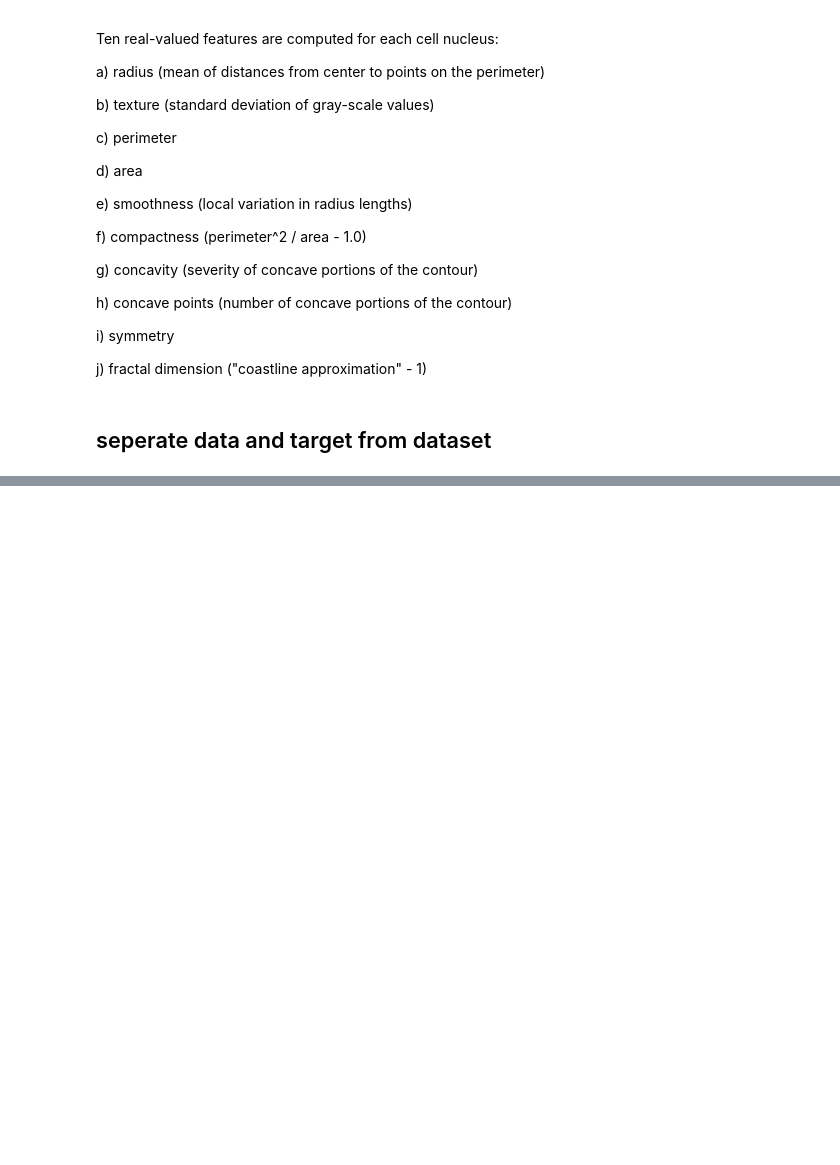
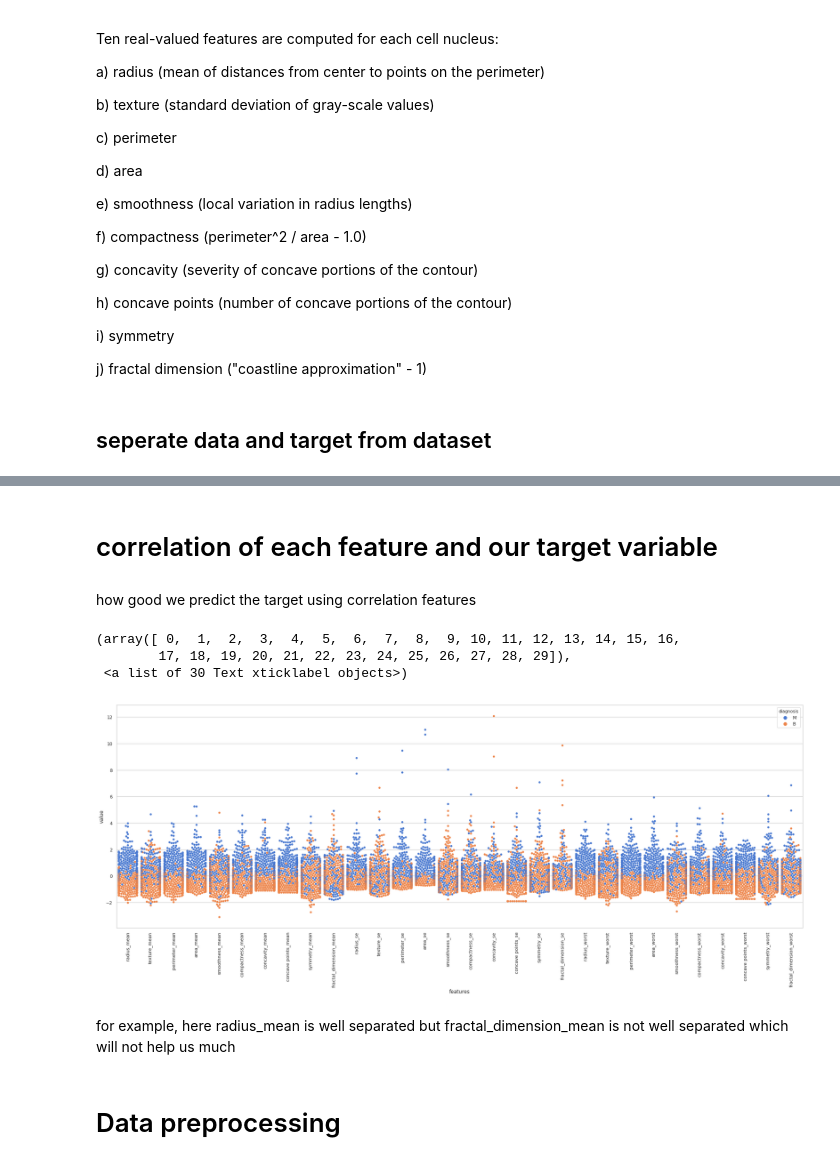
Before and after one commit to vishnu333/breast_cancer, a Jupyter notebook: Breast_cancer.ipynb, the cells around one changed output, grey strips where cells are left out. Saved outputs shown, nothing was run; the diff lists cells and outputs as text; code cells hidden in the pictures; blank space fills up the shorter version.

```diff
--- a/Breast_cancer.ipynb
+++ b/Breast_cancer.ipynb
@@ -57,0 +106,29 @@ j) fractal dimension ("coastline approximation" - 1)
+# %% [markdown]
+# correlation of each feature and our target variable
+# %% [markdown]
+how good we predict the target using correlation features
+# %%
+#let's set the style for the seaborn graph
+sns.set(style="whitegrid", palette="muted")
+#get the targets
+data_dia = targets #data diameter
+#data normalization for plotting
+data_n = (data - data.mean()) / (data.std())
+#get all the features
+data_vis = pd.concat([targets,data_n.iloc[:,0:30]],axis = 1)
+#let's flat the dataset
+data_vis = pd.melt(data_vis,id_vars="diagnosis",var_name="features",value_name='value')
+plt.figure(figsize=(30,10))
+tic = time.time()
+sns.swarmplot(x="features", y ="value", hue="diagnosis", data=data_vis)
+
+plt.xticks(rotation=90)
+# %% [output]
+(array([ 0,  1,  2,  3,  4,  5,  6,  7,  8,  9, 10, 11, 12, 13, 14, 15, 16,
+        17, 18, 19, 20, 21, 22, 23, 24, 25, 26, 27, 28, 29]),
+ <a list of 30 Text xticklabel objects>)
+[figure, added]
+# %% [markdown]
+for example, here radius_mean is well separated but fractal_dimension_mean is not well separated which will not help us much
+# %% [markdown]
+# Data preprocessing
```
Also changed, not shown: parts of 8 cells of this notebook.
